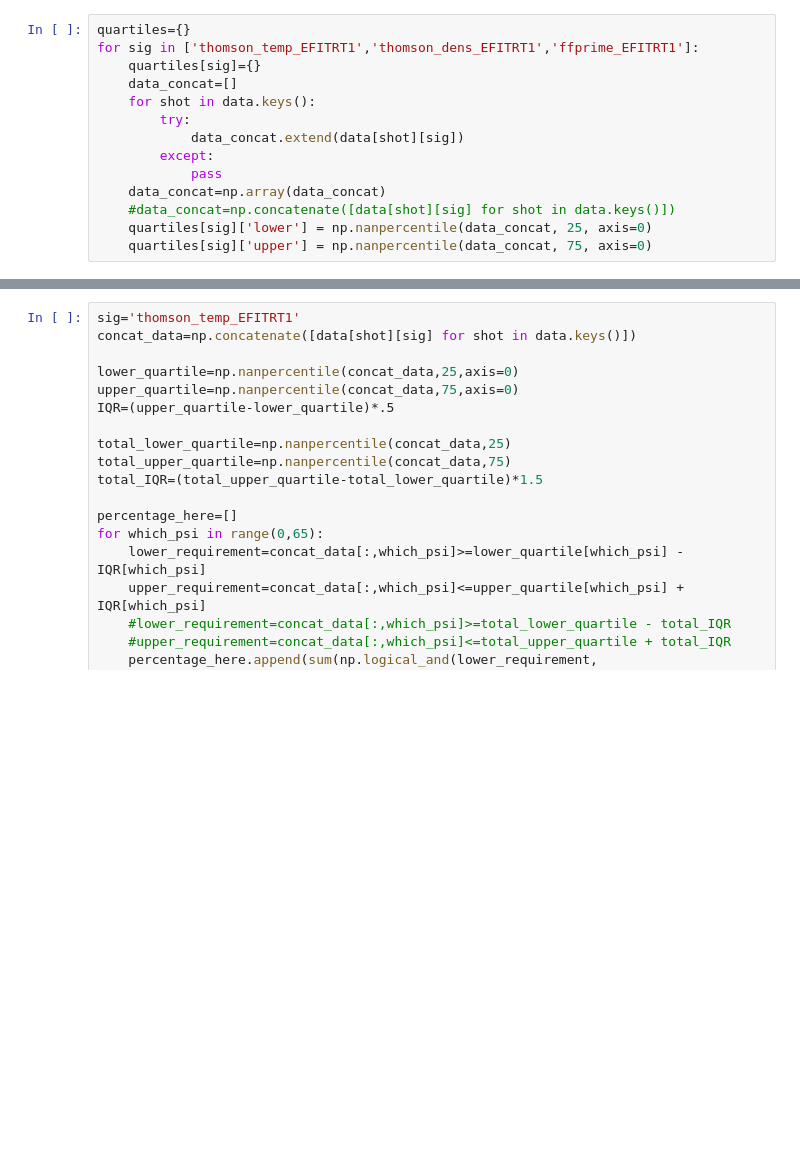
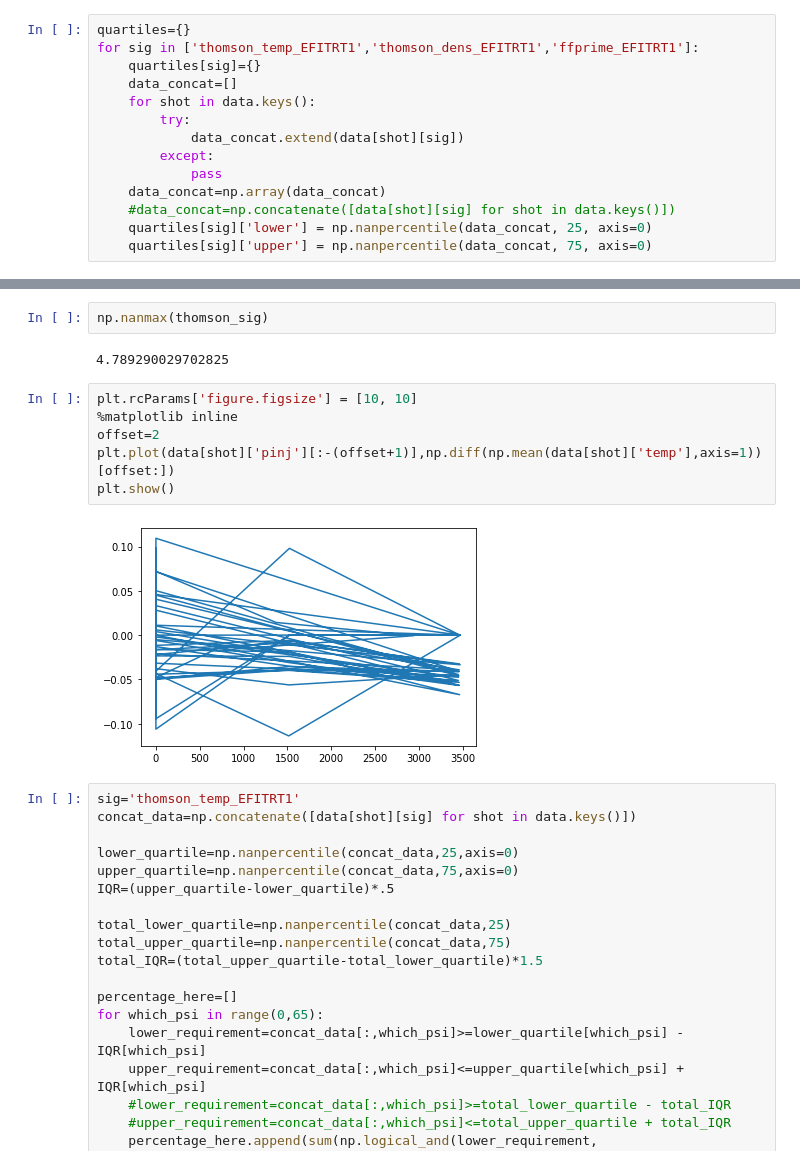
Before and after one commit to PlasmaControl/plasma-profile-predictor, a Jupyter notebook: notebooks/look_at_data.ipynb, the cells around one changed output, grey strips where cells are left out. Cells and saved outputs as stored; diff of their text form; blank space fills up the shorter version.

```diff
--- a/notebooks/look_at_data.ipynb
+++ b/notebooks/look_at_data.ipynb
@@ -128,3 +157,15 @@ plt.show()
+# %%
+np.nanmax(thomson_sig)
+# %% [output]
+4.789290029702825
+# %%
+plt.rcParams['figure.figsize'] = [10, 10]
+%matplotlib inline
+offset=2
+plt.plot(data[shot]['pinj'][:-(offset+1)],np.diff(np.mean(data[shot]['temp'],axis=1))[offset:])
+plt.show()
+# %% [output]
+[figure, added]
 # %%
 sig='thomson_temp_EFITRT1'
 concat_data=np.concatenate([data[shot][sig] for shot in data.keys()])
```
Also changed, not shown: parts of 7 cells of this notebook, 5 other files.
